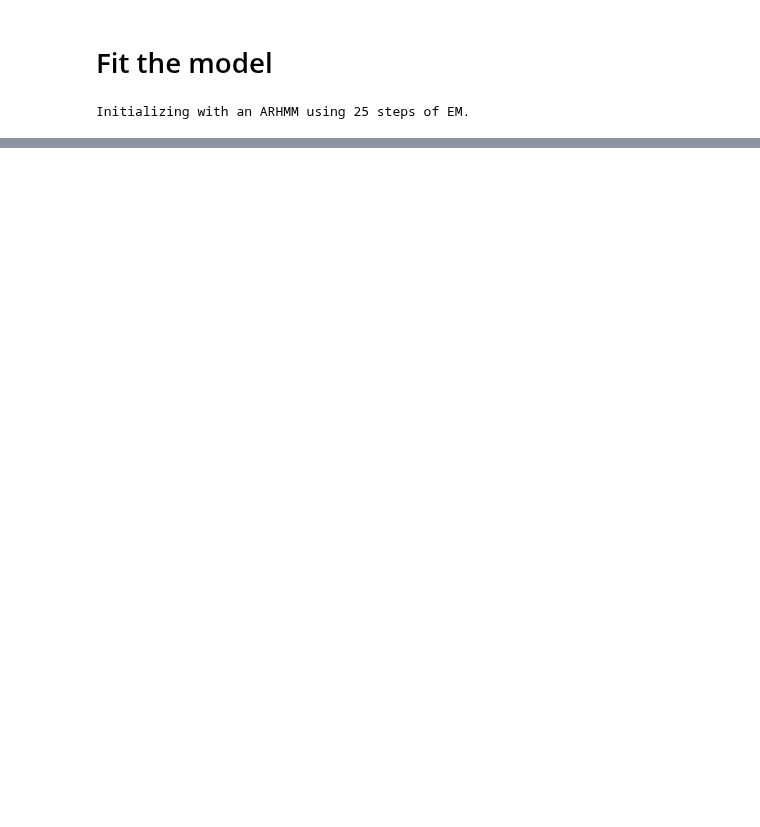
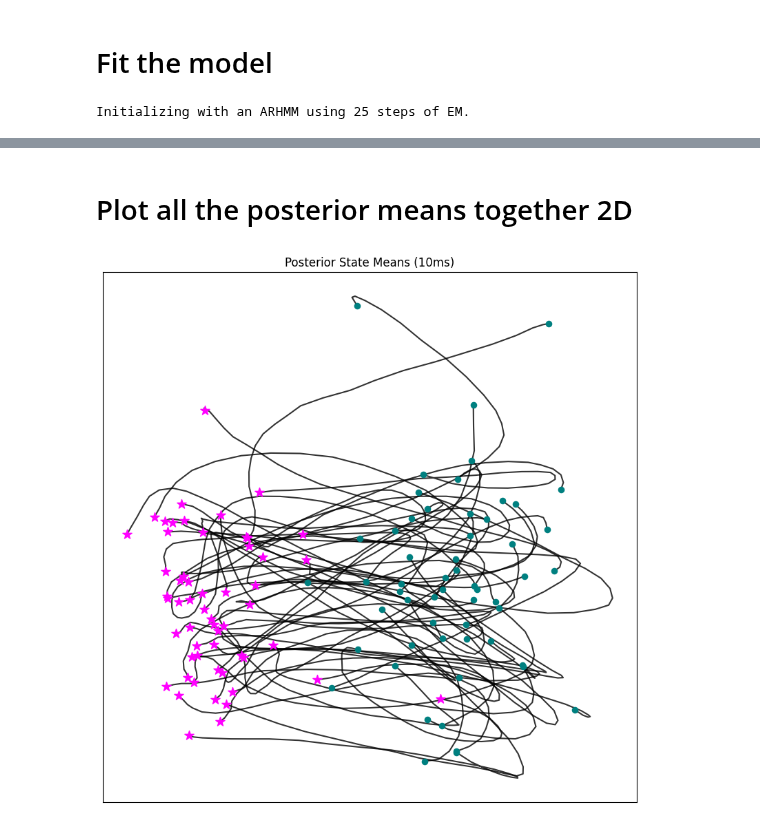
Before and after one commit to hantman-lab/realSpike, a Jupyter notebook: notebooks/dim_reduction/ssm_poisson_LDS.ipynb, the cells around one changed output, grey strips where cells are left out. Saved outputs shown, nothing was run; the diff lists cells and outputs as text; code cells hidden in the pictures; blank space fills up the shorter version.

```diff
--- a/notebooks/dim_reduction/ssm_poisson_LDS.ipynb
+++ b/notebooks/dim_reduction/ssm_poisson_LDS.ipynb
@@ -301,0 +315,39 @@ b_est.shape
+# %%
+# Get the posterior mean of the continuous states
+state_means = q.mean_continuous_states
+# %% [markdown]
+# Plot all the posterior means together 2D
+# %%
+fig = plt.figure(figsize=(10, 10))
+ax = fig.add_subplot(111)
+
+for i, p in enumerate(state_means):
+
+    lift = int(data["lift_ms"][0, control_idxs[i]] / bin_size)
+    # grab duration
+    grab = int(data["grab_ms"][0,control_idxs[i]] / bin_size)
+    # mouth duration
+    mouth = int(data["mouth_ms"][0,control_idxs[i]] / bin_size)
+
+    lift_start = int(50 / bin_size)
+    grab_start = lift_start + (grab - lift)
+   # mouth_start = lift_start + (mouth-lift)
+
+    ax.plot(p[lift_start:, 0], p[lift_start:, 1], c="black", zorder=0, alpha=0.8)
+
+    ax.scatter(p[lift_start, 0], p[lift_start, 1], s=35, c="teal", zorder=1, alpha=1)
+    #ax.scatter(p[grab - lift + lift_start, 0], p[grab-lift +lift_start, 1], p[grab-lift +lift_start, 2], s=10, c="red")
+    ax.scatter(p[-1, 0], p[-1, 1], s=100, marker='*', c="magenta", zorder=1, alpha=1)
+
+ax.set_title(f"Posterior State Means ({bin_size}ms)")
+
+
+
+ax.set_xticks([])
+ax.set_yticks([])
+
+
+plt.savefig(f"/home/clewis/repos/realSpike/data/rb50_20250127/plds_posterior_means_{bin_size}ms_2d.png")
+plt.show()
+# %% [output]
+[figure, added]
```
Also changed, not shown: parts of 25 cells of this notebook.
